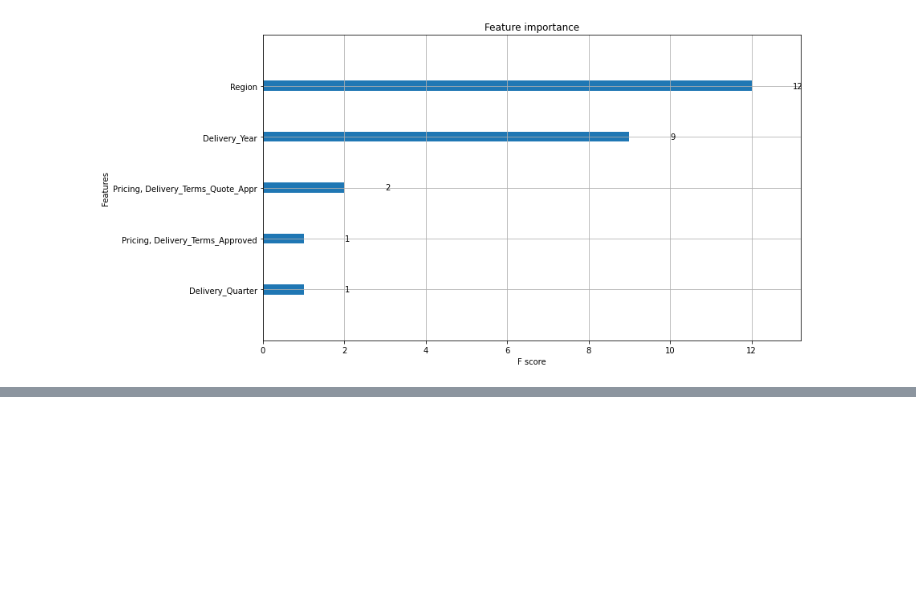
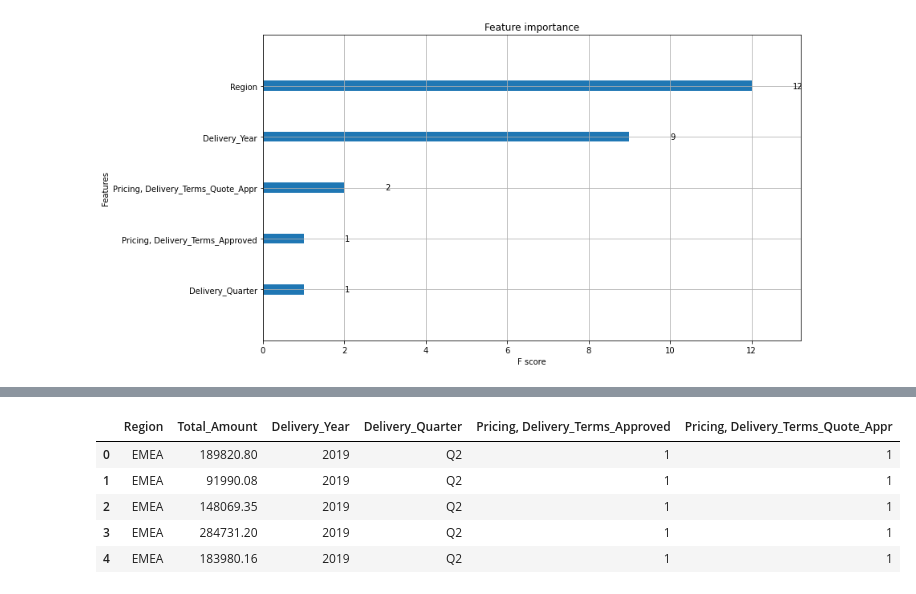
Before and after one commit to BautistaXifro/Machine-Learning-Datos, a Jupyter notebook: xgboost/Xgboost_de_clasificación_Tp2.ipynb, the cells around one changed output, grey strips where cells are left out. Drawn from its saved outputs; the diff is of its cells as text; code cells hidden in the pictures; blank space fills up the shorter version.

```diff
--- a/xgboost/Xgboost_de_clasificación_Tp2.ipynb
+++ b/xgboost/Xgboost_de_clasificación_Tp2.ipynb
@@ -261,0 +300,22 @@ xgb.plot_importance(xg_clas)
+# %%
+DataFrame_test.loc[DataFrame_test['Total_Amount_Currency'] == 'JPY', 'Total_Amount'] = DataFrame_test['Total_Amount']*0.0096
+DataFrame_test.loc[DataFrame_test['Total_Amount_Currency'] == 'JPY', 'Total_Amount_Currency'] = 'USD'
+
+DataFrame_test.loc[DataFrame_test['Total_Amount_Currency'] == 'EUR', 'Total_Amount'] = DataFrame_test['Total_Amount']*1.17
+DataFrame_test.loc[DataFrame_test['Total_Amount_Currency'] == 'EUR', 'Total_Amount_Currency'] = 'USD'
+
+DataFrame_test.loc[DataFrame_test['Total_Amount_Currency'] == 'AUD', 'Total_Amount'] = DataFrame_test['Total_Amount']*0.70
+DataFrame_test.loc[DataFrame_test['Total_Amount_Currency'] == 'AUD', 'Total_Amount_Currency'] = 'USD'
+
+DataFrame_test.loc[DataFrame_test['Total_Amount_Currency'] == 'GBP', 'Total_Amount'] = DataFrame_test['Total_Amount']*1.29
+DataFrame_test.loc[DataFrame_test['Total_Amount_Currency'] == 'GBP', 'Total_Amount_Currency'] = 'USD'
+# %%
+DataFrame_test_short = DataFrame_test[['Region', 'Total_Amount', 'Delivery_Year', 'Delivery_Quarter','Pricing, Delivery_Terms_Approved','Pricing, Delivery_Terms_Quote_Appr']].rename(columns={'Stage': 'Decision'})
+DataFrame_test_short.head()
+# %% [output]
+|  | Region | Total_Amount | Delivery_Year | Delivery_Quarter | Pricing, Delivery_Terms_Approved | Pricing, Delivery_Terms_Quote_Appr |
+| 0 | EMEA | 189820.80 | 2019 | Q2 | 1 | 1 |
+| 1 | EMEA | 91990.08 | 2019 | Q2 | 1 | 1 |
+| 2 | EMEA | 148069.35 | 2019 | Q2 | 1 | 1 |
+| 3 | EMEA | 284731.20 | 2019 | Q2 | 1 | 1 |
+| 4 | EMEA | 183980.16 | 2019 | Q2 | 1 | 1 |
```
Also changed, not shown: parts of 21 cells of this notebook.
